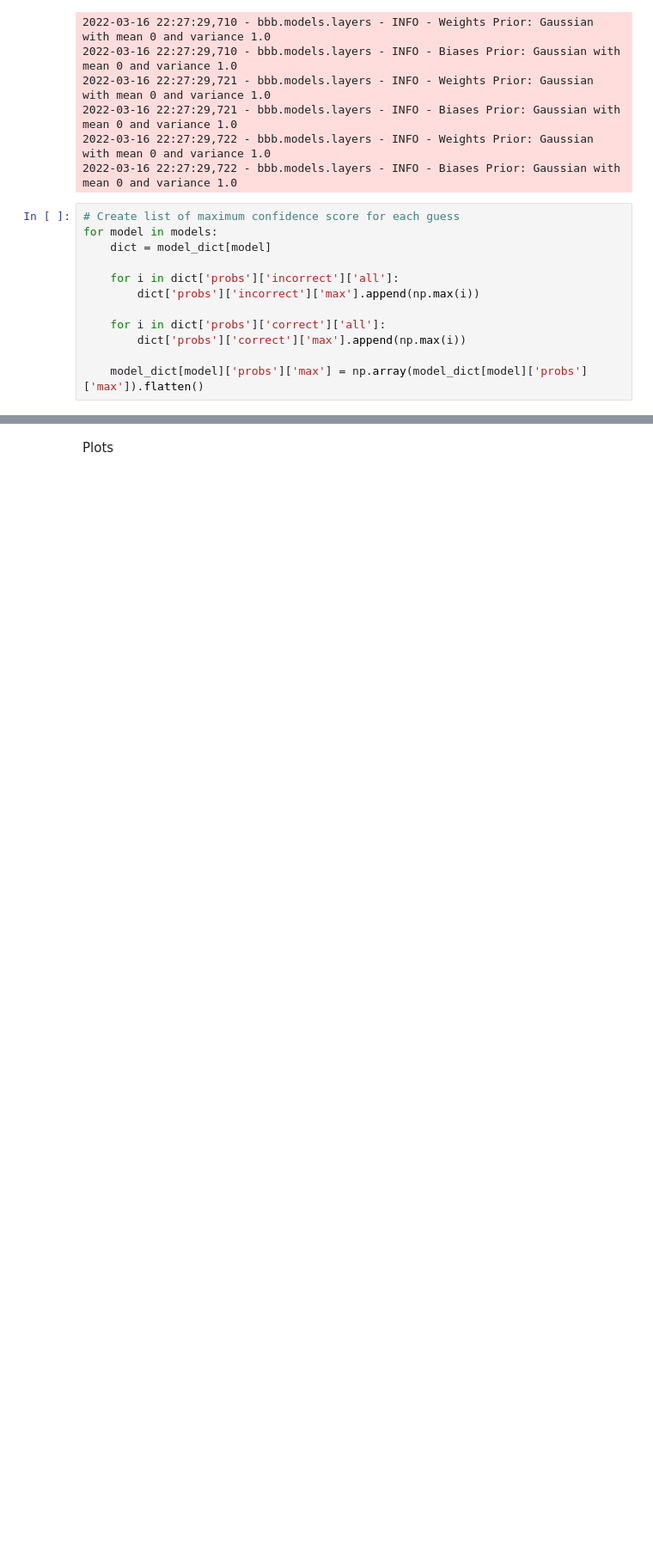
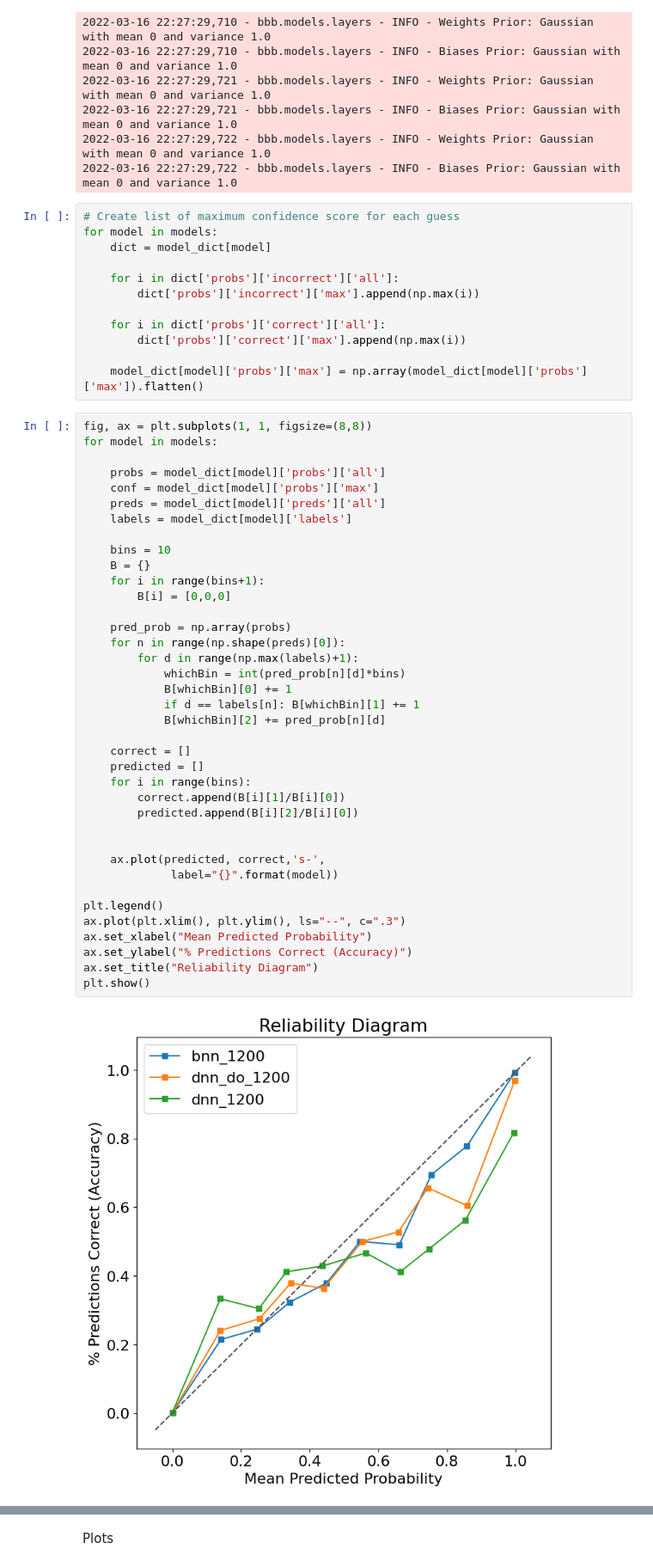
Before and after one commit to Cambridge-Uni-MLMI-Advanced-ML-21-22-G7/BBB, a Jupyter notebook: jupyter/classification.ipynb, the cells around one changed output, grey strips where cells are left out. Shown at 86% size. Saved outputs shown, nothing was run; the diff lists cells and outputs as text; blank space fills up the shorter version.

```diff
--- a/jupyter/classification.ipynb
+++ b/jupyter/classification.ipynb
@@ -278,6 +278,46 @@ for model in models:
         dict['probs']['correct']['max'].append(np.max(i))
 
     model_dict[model]['probs']['max'] = np.array(model_dict[model]['probs']['max']).flatten()
+# %%
+fig, ax = plt.subplots(1, 1, figsize=(8,8))
+for model in models:
+
+    probs = model_dict[model]['probs']['all']
+    conf = model_dict[model]['probs']['max']
+    preds = model_dict[model]['preds']['all']
+    labels = model_dict[model]['labels']
+
+    bins = 10
+    B = {}
+    for i in range(bins+1):
+        B[i] = [0,0,0]
+
+    pred_prob = np.array(probs)
+    for n in range(np.shape(preds)[0]):
+        for d in range(np.max(labels)+1):
+            whichBin = int(pred_prob[n][d]*bins)
+            B[whichBin][0] += 1
+            if d == labels[n]: B[whichBin][1] += 1
+            B[whichBin][2] += pred_prob[n][d]
+
+    correct = []
+    predicted = []
+    for i in range(bins):
+        correct.append(B[i][1]/B[i][0])
+        predicted.append(B[i][2]/B[i][0])
+
+
+    ax.plot(predicted, correct,'s-',
+             label="{}".format(model))
+
+plt.legend()
+ax.plot(plt.xlim(), plt.ylim(), ls="--", c=".3")
+ax.set_xlabel("Mean Predicted Probability")
+ax.set_ylabel("% Predictions Correct (Accuracy)")
+ax.set_title("Reliability Diagram")
+plt.show()
+# %% [output]
+[figure, added]
 # %%
 from ece_loss import make_model_diagrams
 
```
Also changed, not shown: parts of 2 cells of this notebook.
